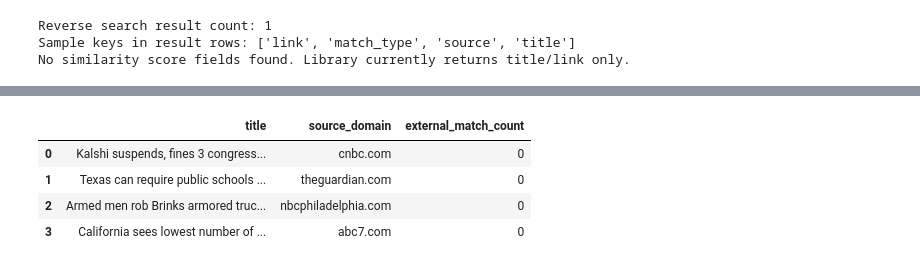
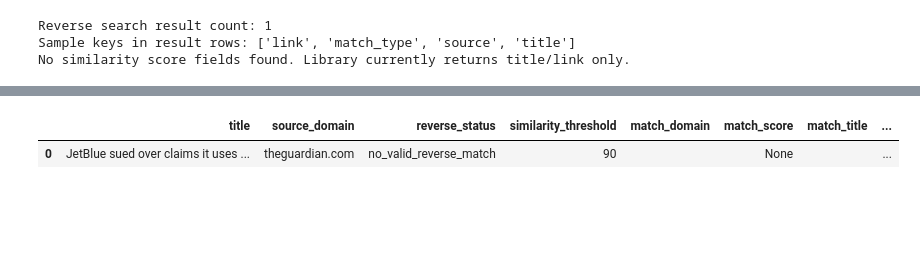
Before and after one commit to JumpNShootMan/HawkEye-OSINT-Project, a Jupyter notebook: POC.ipynb, the cells around one changed output, grey strips where cells are left out. Drawn from its saved outputs; the diff is of its cells as text; code cells hidden in the pictures; blank space fills up the shorter version.

```diff
--- a/POC.ipynb
+++ b/POC.ipynb
@@ -1476,45 +1655,48 @@ raw_stderr_snippet: ⠙ ⠙ ⠹ ⠼ ⠴ [
 # %%
-# Confirm whether reverse-image matches point to other articles/domains
-from urllib.parse import urlparse
+# Pandas view: strict relevant reverse-article matches and LLM source usage
+import pandas as pd
 
-cross_article_summary = []
+rows = []
 for row in integrity_results:
-    source_url = row.get('source_url', '')
-    source_domain = urlparse(source_url).netloc.lower().replace('www.', '') if source_url else ''
+    reasoning = row.get('integrity_reasoning', {})
+    matches = row.get('external_article_matches', [])
 
-    external_links = []
-    for m in row.get('reverse_matches', []):
-        link = m.get('link', '')
-        if not link:
-            continue
-        match_domain = urlparse(link).netloc.lower().replace('www.', '')
-        if match_domain and source_domain and match_domain != source_domain:
-            external_links.append({'link': link, 'domain': match_domain, 'source': m.get('source', '')})
+    if matches:
+        for m in matches:
+            rows.append({
+                'title': row.get('title', ''),
+                'source_domain': row.get('source_domain', ''),
+                'reverse_status': row.get('reverse_search_status', ''),
+                'similarity_threshold': row.get('similarity_threshold', SIMILARITY_THRESHOLD),
+                'match_domain': m.get('domain', ''),
+                'match_score': m.get('score'),
+                'match_title': m.get('title', ''),
+                'match_link': m.get('link', ''),
+                'llm_verdict': row.get('verdict', ''),
+                'llm_risk': row.get('integrity_risk_score', 50),
+                'used_relevant_sources': reasoning.get('used_relevant_sources', False),
+                'relevant_source_count': reasoning.get('relevant_source_count', 0),
+            })
+    else:
+        rows.append({
+            'title': row.get('title', ''),
+            'source_domain': row.get('source_domain', ''),
+            'reverse_status': row.get('reverse_search_status', ''),
+            'similarity_threshold': row.get('similarity_threshold', SIMILARITY_THRESHOLD),
+            'match_domain': '',
+            'match_score': None,
+            'match_title': '',
+            'match_link': '',
+            'llm_verdict': row.get('verdict', ''),
+            'llm_risk': row.get('integrity_risk_score', 50),
+            'used_relevant_sources': reasoning.get('used_relevant_sources', False),
+            'relevant_source_count': reasoning.get('relevant_source_count', 0),
+        })
 
-    cross_article_summary.append({
-        'title': row.get('title', ''),
-        'source_domain': source_domain,
-        'external_match_count': len(external_links),
-        'external_matches': external_links[:5],
-    })
+df_relevance = pd.DataFrame(rows)
+display(df_relevance)
 
-try:
-    import pandas as pd
-    display(pd.DataFrame([
-        {
-            'title': x['title'],
-            'source_domain': x['source_domain'],
-            'external_match_count': x['external_match_count'],
-        }
-        for x in cross_article_summary
-    ]))
-except Exception:
-    print(cross_article_summary)
-
-cross_article_summary
+df_relevance
 # %% [output]
-|  | title | source_domain | external_match_count |
-| 0 | Kalshi suspends, fines 3 congress... | cnbc.com | 0 |
-| 1 | Texas can require public schools ... | theguardian.com | 0 |
-| 2 | Armed men rob Brinks armored truc... | nbcphiladelphia.com | 0 |
-| 3 | California sees lowest number of ... | abc7.com | 0 |
+|  | title | source_domain | reverse_status | similarity_threshold | match_domain | match_score | match_title | ... |
+| 0 | JetBlue sued over claims it uses ... | theguardian.com | no_valid_reverse_match | 90 |  | None |  | ... |
```
Also changed, not shown: parts of 17 cells of this notebook, 5 other files.
